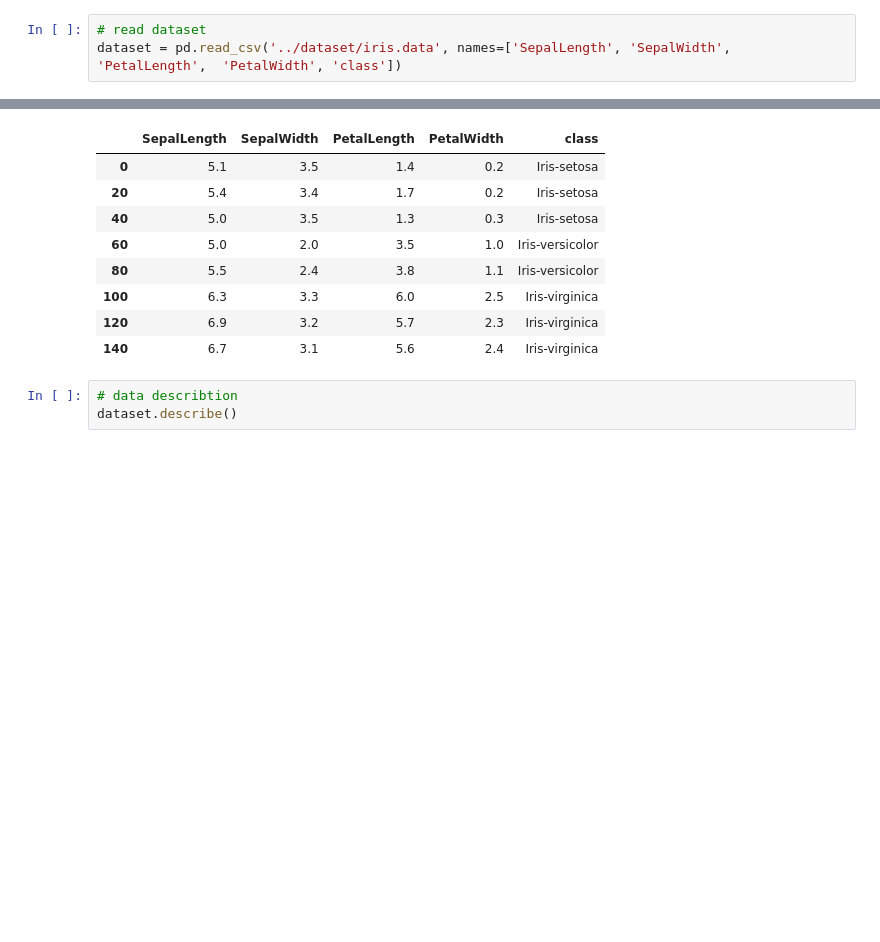
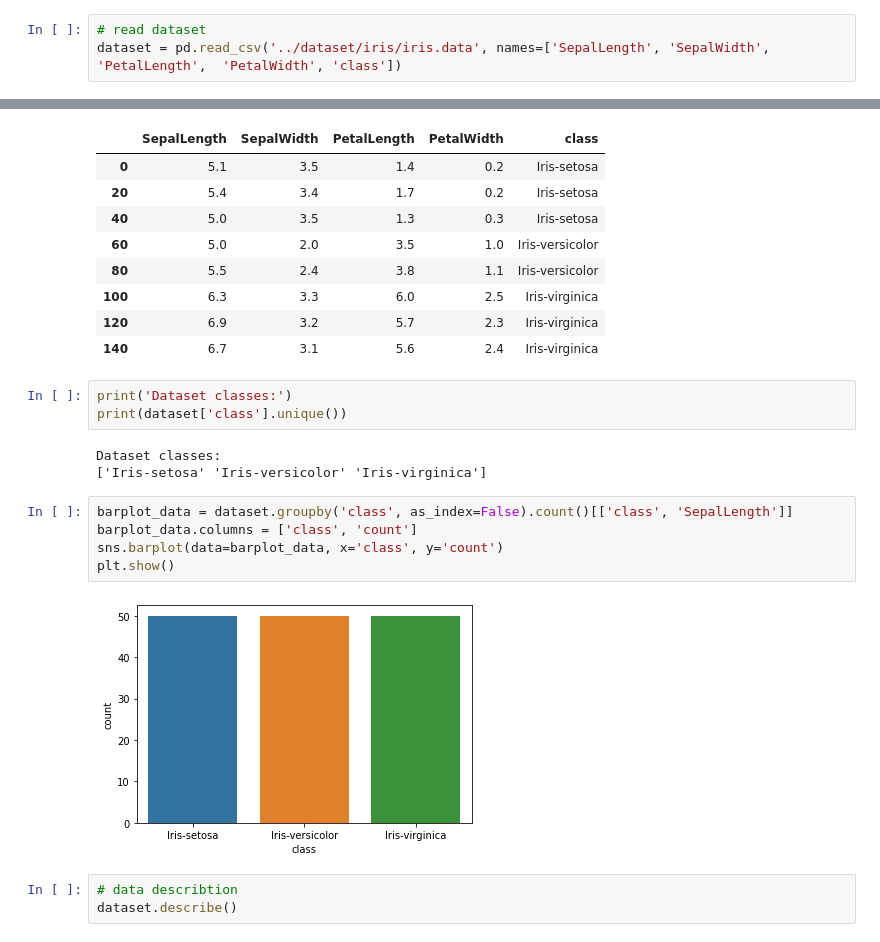
Before and after one commit to medso0018/ExplainML, a Jupyter notebook: notebooks/main.ipynb, the cells around one changed output, grey strips where cells are left out. Saved outputs shown, nothing was run; the diff lists cells and outputs as text; blank space fills up the shorter version.

```diff
--- a/notebooks/main.ipynb
+++ b/notebooks/main.ipynb
@@ -7,6 +10,6 @@ import matplotlib.pyplot as plt
 # %%
 # read dataset
-dataset = pd.read_csv('../dataset/iris.data', names=['SepalLength', 'SepalWidth', 'PetalLength',  'PetalWidth', 'class'])
+dataset = pd.read_csv('../dataset/iris/iris.data', names=['SepalLength', 'SepalWidth', 'PetalLength',  'PetalWidth', 'class'])
 # %%
 # print some examples
 dataset[::20]
@@ -20,6 +23,19 @@ dataset[::20]
 | 100 | 6.3 | 3.3 | 6.0 | 2.5 | Iris-virginica |
 | 120 | 6.9 | 3.2 | 5.7 | 2.3 | Iris-virginica |
 | 140 | 6.7 | 3.1 | 5.6 | 2.4 | Iris-virginica |
+# %%
+print('Dataset classes:')
+print(dataset['class'].unique())
+# %% [output]
+Dataset classes:
+['Iris-setosa' 'Iris-versicolor' 'Iris-virginica']
+# %%
+barplot_data = dataset.groupby('class', as_index=False).count()[['class', 'SepalLength']]
+barplot_data.columns = ['class', 'count']
+sns.barplot(data=barplot_data, x='class', y='count')
+plt.show()
+# %% [output]
+[figure, added]
 # %%
 # data describtion
 dataset.describe()
```
Also changed, not shown: parts of 8 cells of this notebook.
